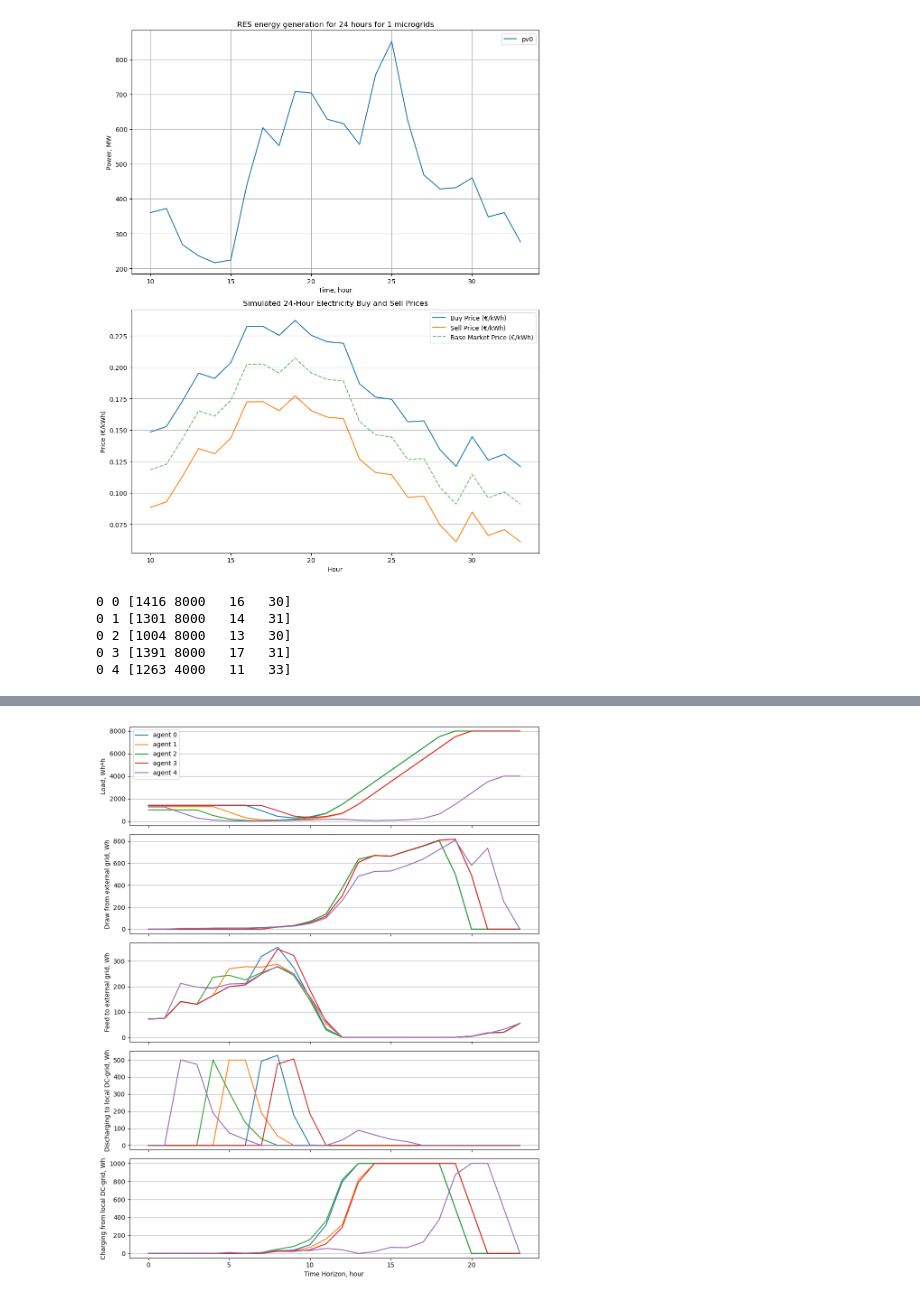
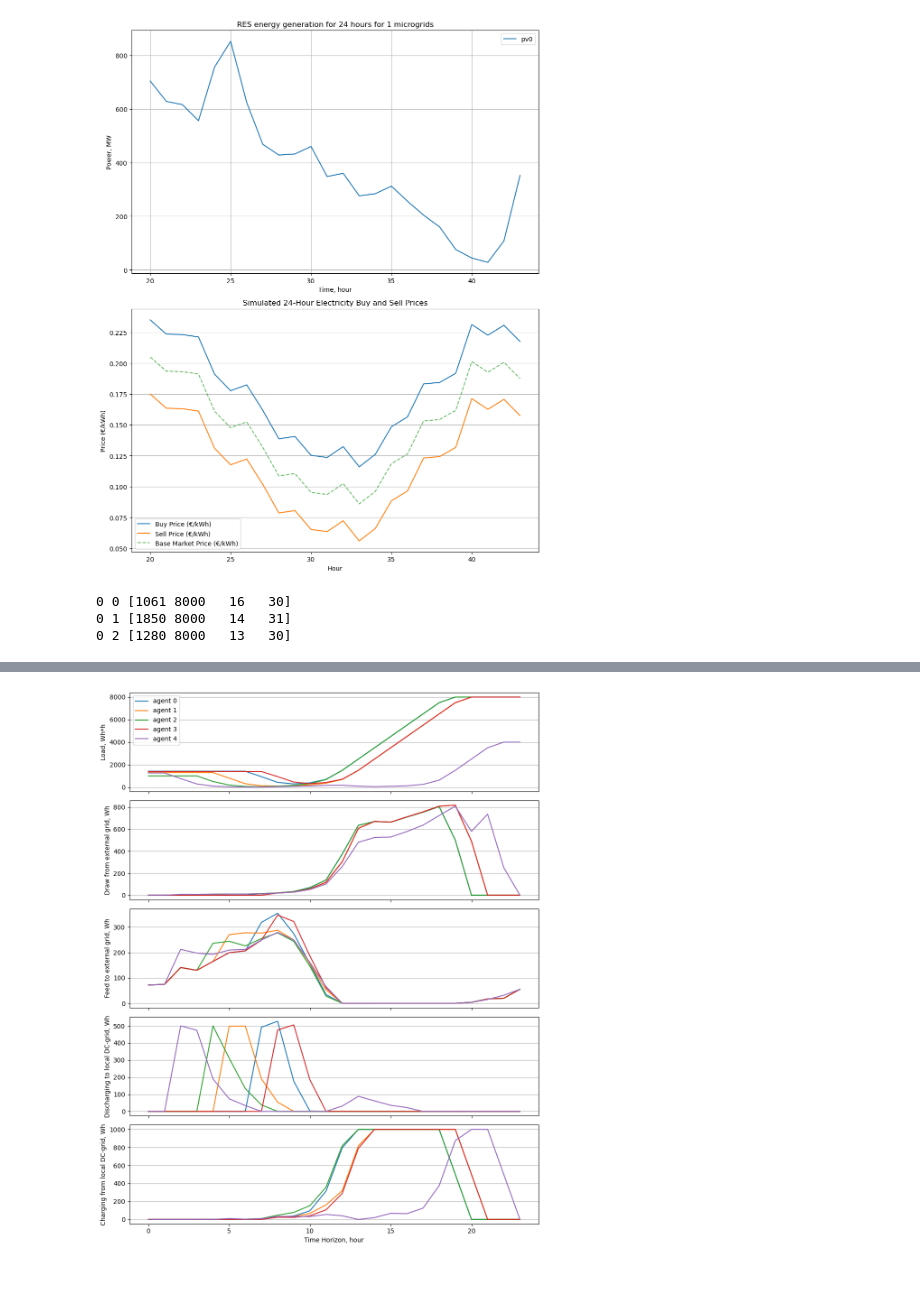
Before and after one commit to Kirill-Zhukovskii/Distributed-Cloud-based-algorithm-for-energy-distribution, a Jupyter notebook: with data/Decentralised framework with data.ipynb, the cells around one changed output, grey strips where cells are left out. Drawn from its saved outputs; the diff is of its cells as text; code cells hidden in the pictures.

Commit message:
Decentralised MPC

```diff
--- a/with data/Decentralised framework with data.ipynb
+++ b/with data/Decentralised framework with data.ipynb
@@ -20,9 +20,9 @@ def create_energy_set(start, M, H, pv, wt):
 # %%
 DAYS = 1
 H=24
-N=5
+N=3
 M=1
-start = 10
+start = 20
 
 # Set seed for reproducibility
 np.random.seed(42)
@@ -53,53 +53,51 @@ wt = pd.read_csv(wt_energy, delimiter=';')
 
 pv_arr = pv['Power (MW)'].to_numpy()
 wt_arr = wt['Power (MW)'].to_numpy()
 
 
 q = create_energy_set(start, M, H*DAYS, pv_arr, wt_arr)
 
 # Plotting
 fig, axs = plt.subplots(2, 1, figsize=(10, 12.5))  # 1 row, 2 columns
 
 axs[0].set_title(f'RES energy generation for {H*DAYS} hours for {M} microgrids')
 for m in range(M):
     axs[0].plot(np.arange(start, start+H*DAYS), q[m,:], label=f"pv{m}")
 axs[0].legend()
 axs[0].set_xlabel('Time, hour')
 axs[0].set_ylabel('Power, MW')
 axs[0].grid(True)
 # First subplot: Buy and Sell Prices
 axs[1].plot(hours, c, label='Buy Price (€/kWh)')
 axs[1].plot(hours, p, label='Sell Price (€/kWh)')
 axs[1].plot(hours, prices, label='Base Market Price (€/kWh)', linestyle='--', alpha=0.7)
 axs[1].set_title("Simulated 24-Hour Electricity Buy and Sell Prices")
 axs[1].set_xlabel("Hour")
 axs[1].set_ylabel("Price (€/kWh)")
 axs[1].grid(axis='y')
 axs[1].legend()
 
 plt.tight_layout()
-plt.savefig("MPC environmental parameters", dpi=300)
+plt.savefig("Decentralised with data environmental parameters", dpi=300)
 plt.show()
 # %% [output]
-[figure, old version]
+[figure, new version]
 # %%
 fleet = EVFleet(xlsx_path='EV_UsageProfile.xlsx', num_vehicles=N*M)
 results = fleet.simulate_multiple_days(num_days=1)
 
 L_usage = np.zeros((M,N,DAYS+1,4), dtype='int')
 for row in results:
-    L_usage[row['EV'] // 5, row['EV'] % 5, row['Day']-1, 0] = int(row['Initial SoC'])
-    L_usage[row['EV'] // 5, row['EV'] % 5, row['Day']-1, 1] = int(row['Goal (kWh)'])
-    L_usage[row['EV'] // 5, row['EV'] % 5, row['Day']-1, 2] = int(row['Arrival (h)'])
-    L_usage[row['EV'] // 5, row['EV'] % 5, row['Day']-1, 3] = int(row['Departure (h)']) + 24 if int(row['Departure (h)']) + 24 < 34 else 33
+    L_usage[row['EV'] // N, row['EV'] % N, row['Day']-1, 0] = int(row['Initial SoC'])
+    L_usage[row['EV'] // N, row['EV'] % N, row['Day']-1, 1] = int(row['Goal (kWh)'])
+    L_usage[row['EV'] // N, row['EV'] % N, row['Day']-1, 2] = int(row['Arrival (h)'])
+    L_usage[row['EV'] // N, row['EV'] % N, row['Day']-1, 3] = int(row['Departure (h)']) + 24 if int(row['Departure (h)']) + 24 < 34 else 33
 
-    print(row['EV'] // 5, row['EV'] % 5, L_usage[row['EV'] // 5, row['EV'] % 5, row['Day']-1, :])
+    print(row['EV'] // N, row['EV'] % N, L_usage[row['EV'] // N, row['EV'] % N, row['Day']-1, :])
 # %% [output]
-0 0 [1416 8000   16   30]
-0 1 [1301 8000   14   31]
-0 2 [1004 8000   13   30]
-0 3 [1391 8000   17   31]
-0 4 [1263 4000   11   33]
+0 0 [1061 8000   16   30]
+0 1 [1850 8000   14   31]
+0 2 [1280 8000   13   30]
 # %%
 fig, axs = plt.subplots(2, 1, figsize=(10,12.5))
 for m in range(M):
```
Also changed, not shown: parts of 4 cells of this notebook, 5 other files.
